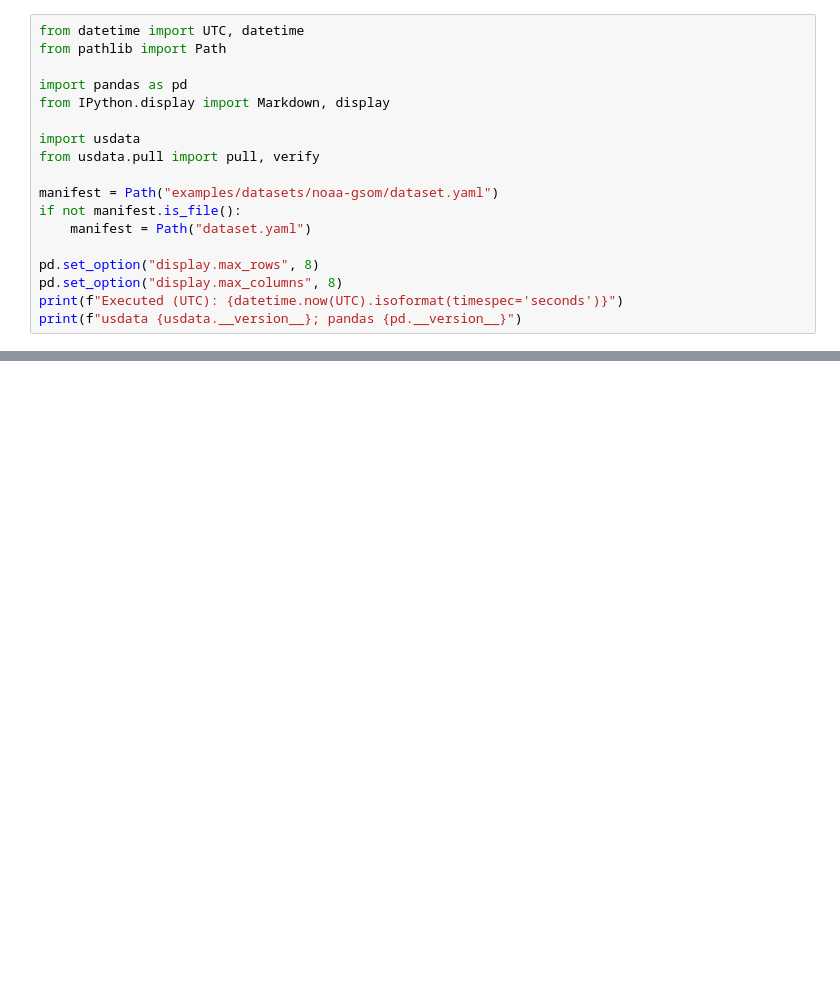
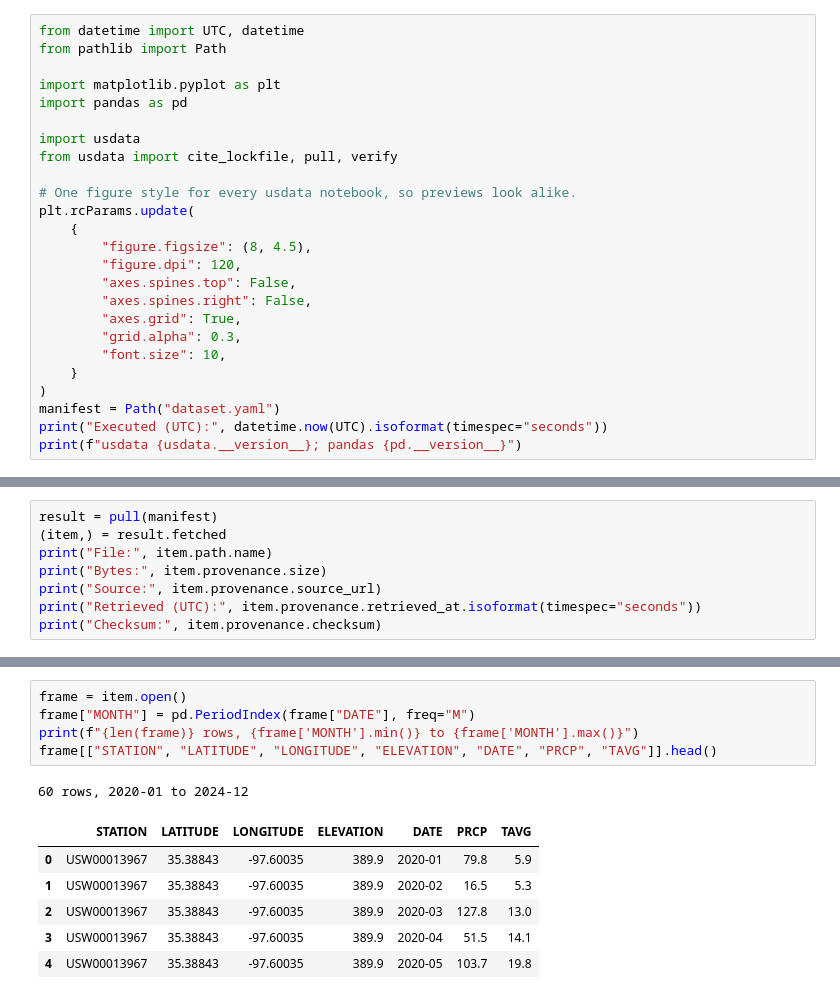
Before and after one commit to jakeryderv/usdata, a Jupyter notebook: examples/datasets/noaa-gsom/noaa-gsom.ipynb, the cells around one changed output, grey strips where cells are left out. Cells and saved outputs as stored; diff of their text form; blank space fills up the shorter version.

Commit message:
docs: Global Summary of the Month walkthrough notebook (#284)

```diff
--- a/examples/datasets/noaa-gsom/noaa-gsom.ipynb
+++ b/examples/datasets/noaa-gsom/noaa-gsom.ipynb
@@ -12,18 +15,25 @@ See [examples setup](https://usdata.dev/studies/) for the optional notebook envi
 from datetime import UTC, datetime
 from pathlib import Path
 
+import matplotlib.pyplot as plt
 import pandas as pd
-from IPython.display import Markdown, display
 
 import usdata
-from usdata.pull import pull, verify
+from usdata import cite_lockfile, pull, verify
 
-manifest = Path("examples/datasets/noaa-gsom/dataset.yaml")
-if not manifest.is_file():
-    manifest = Path("dataset.yaml")
-
-pd.set_option("display.max_rows", 8)
-pd.set_option("display.max_columns", 8)
-print(f"Executed (UTC): {datetime.now(UTC).isoformat(timespec='seconds')}")
+# One figure style for every usdata notebook, so previews look alike.
+plt.rcParams.update(
+    {
+        "figure.figsize": (8, 4.5),
+        "figure.dpi": 120,
+        "axes.spines.top": False,
+        "axes.spines.right": False,
+        "axes.grid": True,
+        "grid.alpha": 0.3,
+        "font.size": 10,
+    }
+)
+manifest = Path("dataset.yaml")
+print("Executed (UTC):", datetime.now(UTC).isoformat(timespec="seconds"))
 print(f"usdata {usdata.__version__}; pandas {pd.__version__}")
 # %% [output]
@@ -136,0 +68,8 @@ All assets came from cache: True
+# %%
+result = pull(manifest)
+(item,) = result.fetched
+print("File:", item.path.name)
+print("Bytes:", item.provenance.size)
+print("Source:", item.provenance.source_url)
+print("Retrieved (UTC):", item.provenance.retrieved_at.isoformat(timespec="seconds"))
+print("Checksum:", item.provenance.checksum)
@@ -136,0 +91,13 @@ All assets came from cache: True
+# %%
+frame = item.open()
+frame["MONTH"] = pd.PeriodIndex(frame["DATE"], freq="M")
+print(f"{len(frame)} rows, {frame['MONTH'].min()} to {frame['MONTH'].max()}")
+frame[["STATION", "LATITUDE", "LONGITUDE", "ELEVATION", "DATE", "PRCP", "TAVG"]].head()
+# %% [output]
+60 rows, 2020-01 to 2024-12
+|  | STATION | LATITUDE | LONGITUDE | ELEVATION | DATE | PRCP | TAVG |
+| 0 | USW00013967 | 35.38843 | -97.60035 | 389.9 | 2020-01 | 79.8 | 5.9 |
+| 1 | USW00013967 | 35.38843 | -97.60035 | 389.9 | 2020-02 | 16.5 | 5.3 |
+| 2 | USW00013967 | 35.38843 | -97.60035 | 389.9 | 2020-03 | 127.8 | 13.0 |
+| 3 | USW00013967 | 35.38843 | -97.60035 | 389.9 | 2020-04 | 51.5 | 14.1 |
+| 4 | USW00013967 | 35.38843 | -97.60035 | 389.9 | 2020-05 | 103.7 | 19.8 |
```
Also changed, not shown: parts of 24 cells of this notebook, 5 other files.
